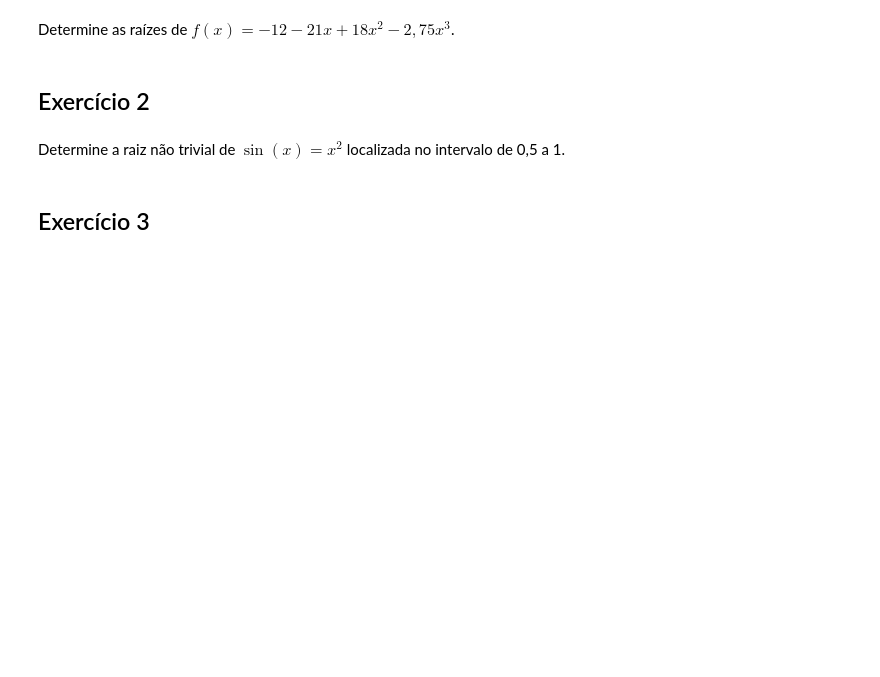
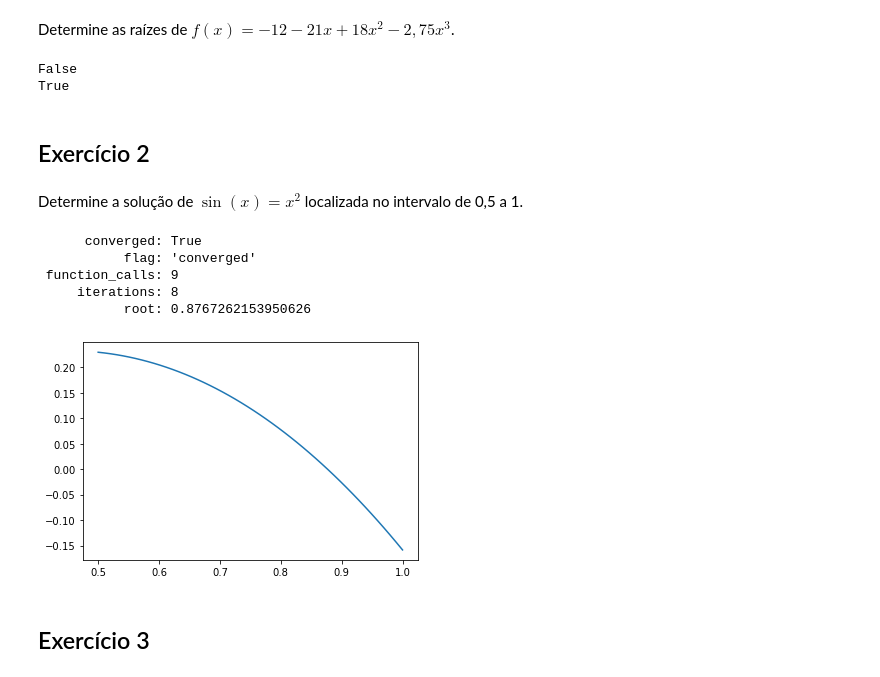
Before and after one commit to pshiroma/calculonumerico, a Jupyter notebook: aulas/CN-02#04 - Raizes pt2.ipynb, the cells around one changed output. Saved outputs shown, nothing was run; the diff lists cells and outputs as text; code cells hidden in the pictures; blank space fills up the shorter version.

```diff
--- a/aulas/CN-02#04 - Raizes pt2.ipynb
+++ b/aulas/CN-02#04 - Raizes pt2.ipynb
@@ -188,11 +193,41 @@ pontofixo_laco_for(g, 0, 10)
 ## Exercício 1
 # %% [markdown]
 Determine as raízes de $f(x) = -12 -21x +18x^2 -2,75x^3$.
+# %%
+import numpy as np
+polinomio = [-2.75, 18, -21, -12]
+r = np.roots(polinomio)
+#print(r)
+v = np.polyval(polinomio, r[0])
+print(v == 0.0)
+print(np.isclose(v,0.0))
+# %% [output]
+False
+True
 # %% [markdown]
 
 ## Exercício 2
 # %% [markdown]
-Determine a raiz não trivial de $\sin(x) = x^2$ localizada no intervalo de 0,5 a 1.
+Determine a solução de $\sin(x) = x^2$ localizada no intervalo de 0,5 a 1.
+# %%
+import matplotlib.pyplot as plt
+import numpy as np
+import scipy.optimize as opt
+
+def f(x):
+    return np.sin(x) - x**2
+
+x = np.linspace(0.5,1)
+y = f(x)
+plt.plot(x,y)
+opt.root_scalar(f, bracket=[0.5,1])
+# %% [output]
+      converged: True
+           flag: 'converged'
+ function_calls: 9
+     iterations: 8
+           root: 0.8767262153950626
+[figure, added]
 # %% [markdown]
 ## Exercício 3
 # %% [markdown]
```
Also changed, not shown: parts of 12 cells of this notebook, 1 other file.
